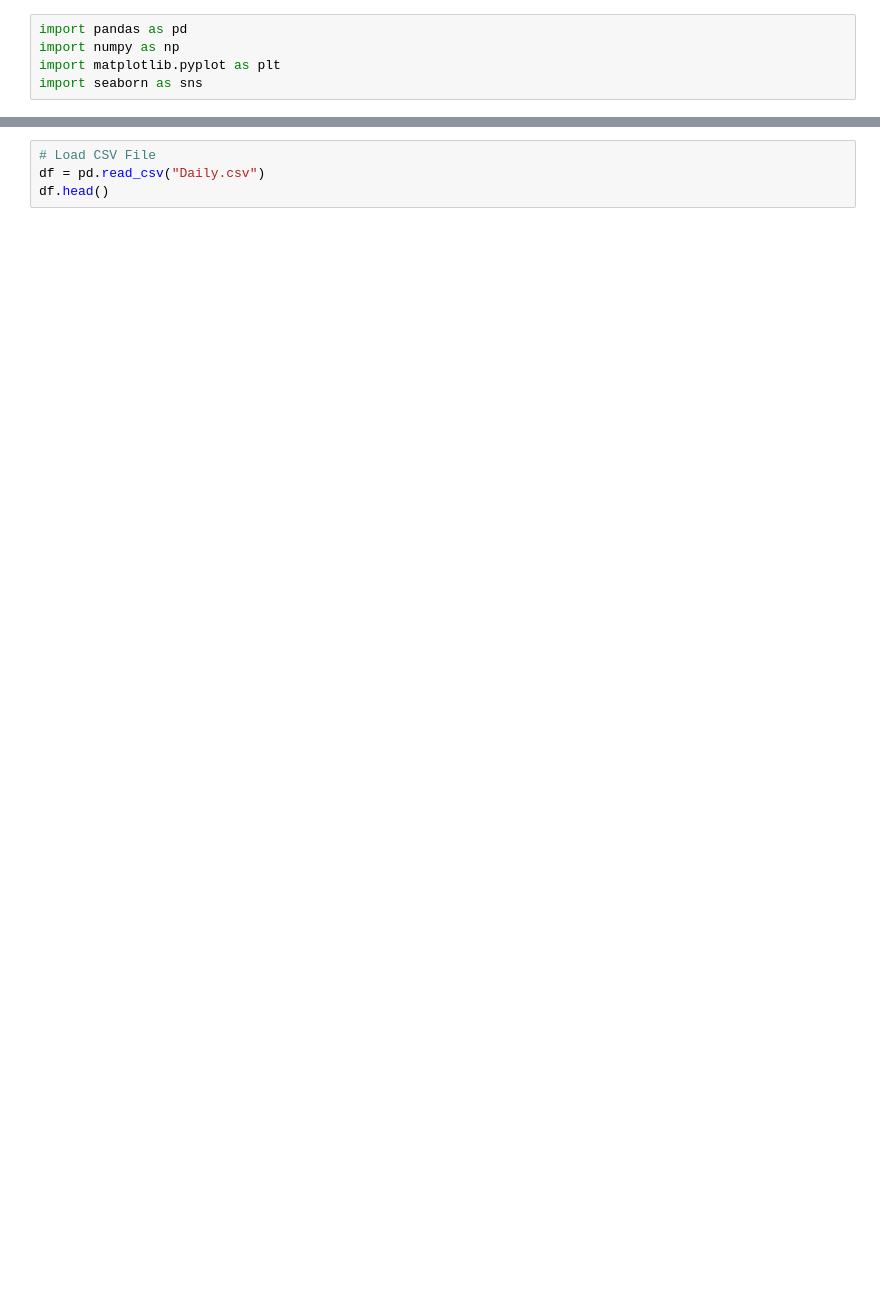
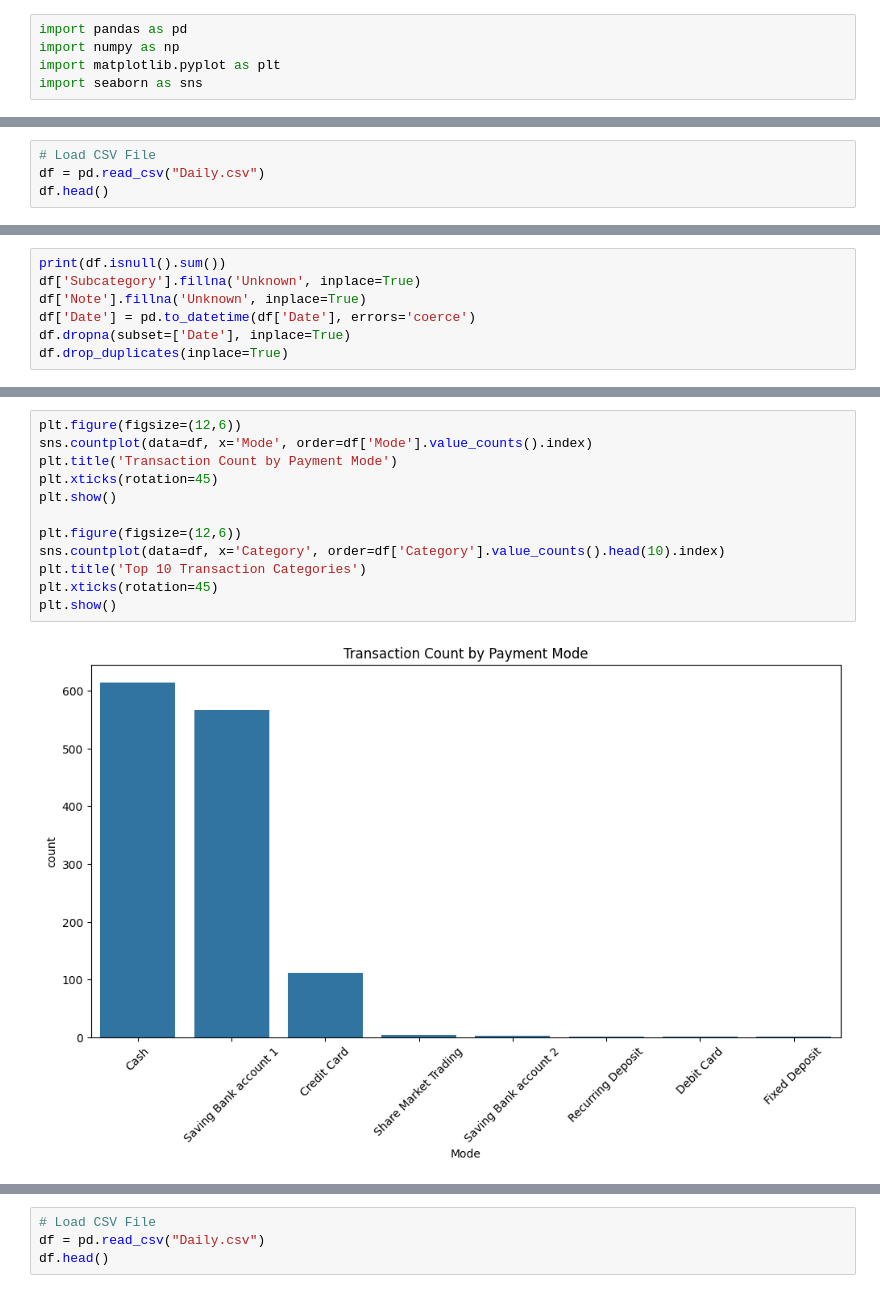
Before and after one commit to patelSahil9/Internship, a Jupyter notebook: DAILY_TRANSECTIONS/DAILY.IPYNB, the cells around one changed output, grey strips where cells are left out. Cells and saved outputs as stored; diff of their text form; blank space fills up the shorter version.

```diff
--- a/DAILY_TRANSECTIONS/DAILY.IPYNB
+++ b/DAILY_TRANSECTIONS/DAILY.IPYNB
@@ -5,0 +11,4 @@ import seaborn as sns
+# %%
+# Load CSV File
+df = pd.read_csv("Daily.csv")
+df.head()
@@ -5,0 +22,7 @@ import seaborn as sns
+# %%
+print(df.isnull().sum())
+df['Subcategory'].fillna('Unknown', inplace=True)
+df['Note'].fillna('Unknown', inplace=True)
+df['Date'] = pd.to_datetime(df['Date'], errors='coerce')
+df.dropna(subset=['Date'], inplace=True)
+df.drop_duplicates(inplace=True)
@@ -5,0 +51,14 @@ import seaborn as sns
+# %%
+plt.figure(figsize=(12,6))
+sns.countplot(data=df, x='Mode', order=df['Mode'].value_counts().index)
+plt.title('Transaction Count by Payment Mode')
+plt.xticks(rotation=45)
+plt.show()
+
+plt.figure(figsize=(12,6))
+sns.countplot(data=df, x='Category', order=df['Category'].value_counts().head(10).index)
+plt.title('Top 10 Transaction Categories')
+plt.xticks(rotation=45)
+plt.show()
+# %% [output]
+[figure, added]
```
Also changed, not shown: parts of 9 cells of this notebook, 4 other files.
